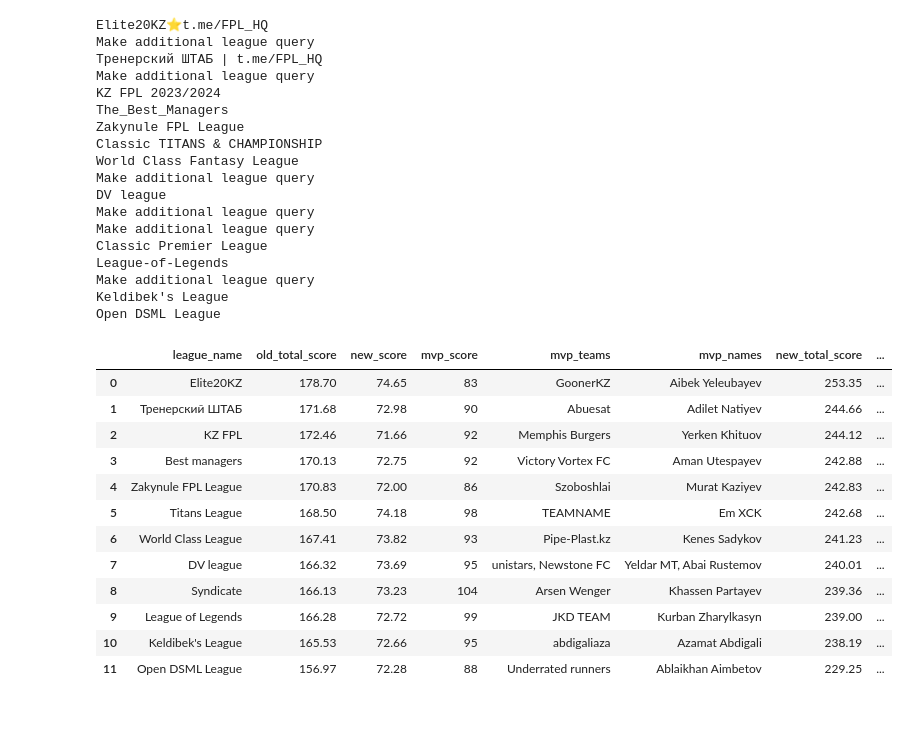
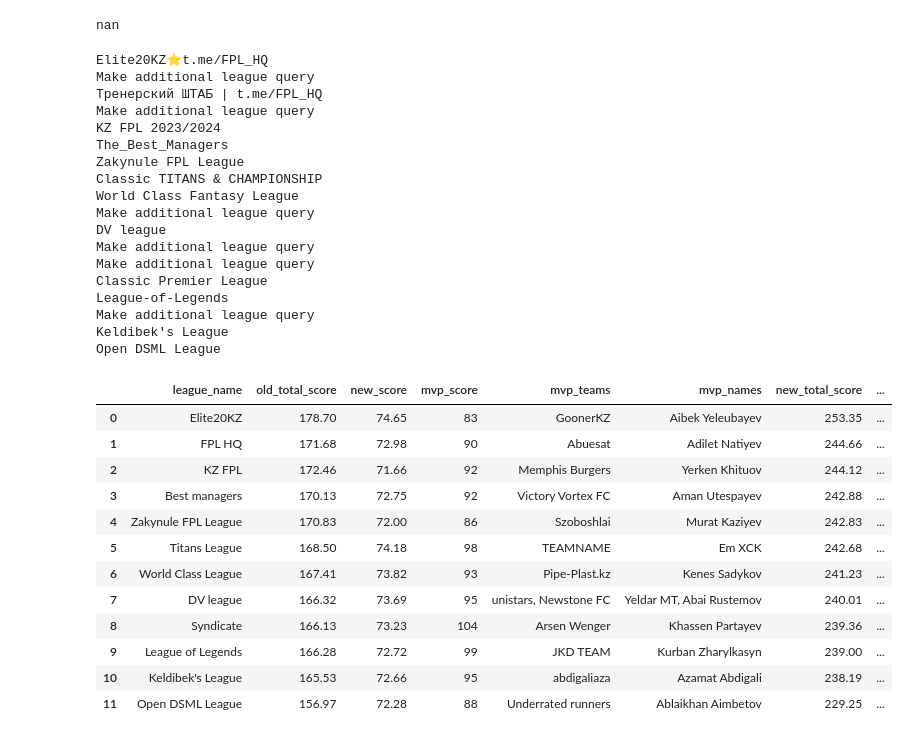
Before and after one commit to sneddy/fpl_ranker, a Jupyter notebook: notebooks/demo.ipynb, the cells around one changed output. Drawn from its saved outputs; the diff is of its cells as text; code cells hidden in the pictures.

```diff
--- a/notebooks/demo.ipynb
+++ b/notebooks/demo.ipynb
@@ -11,3 +203,8 @@ os.chdir("..")
+# %%
+event_df.iloc[4].get('active_chip', '
+                     ')
+# %% [output]
+nan
 # %%
 from fpl_ranker.league_of_leagues.leagues_research import LeaguesResearch
 
@@ -30,7 +227,7 @@ names_mapping = {
     "Elite20KZ⭐️t.me/FPL_HQ": "Elite20KZ",
     "Classic TITANS & CHAMPIONSHIP": "Titans League",
     "World Class Fantasy League": "World Class League",
-    "Тренерский ШТАБ | t.me/FPL_HQ": "Тренерский ШТАБ",
+    "Тренерский ШТАБ | t.me/FPL_HQ": "FPL HQ",
     "The_Best_Managers": "Best managers",
     "KZ FPL 2023/2024": "KZ FPL",
     "League-of-Legends": "League of Legends",
@@ -44,7 +241,7 @@ old_scores = {
     "Elite20KZ": 178.70,
     "Titans League": 168.50,
     "World Class League": 167.41,
-    "Тренерский ШТАБ": 171.68,
+    "FPL HQ": 171.68,
     "Best managers": 170.13,
     "DV league": 166.32,
     "KZ FPL": 172.46,
@@ -54,34 +251,34 @@ old_scores = {
     "Keldibek's League": 165.53,
     "Open DSML League": 156.97,
 }
 event_id = 4
 
 research = LeaguesResearch(
     leagues_list, event_id, old_scores, names_mapping, summary_dir="artefacts/gw4"
 )
 research.leagues_summary
 # %% [output]
 Elite20KZ⭐️t.me/FPL_HQ
 Make additional league query
 Тренерский ШТАБ | t.me/FPL_HQ
 Make additional league query
 KZ FPL 2023/2024
 The_Best_Managers
 Zakynule FPL League
 Classic TITANS & CHAMPIONSHIP
 World Class Fantasy League
 Make additional league query
 DV league
 Make additional league query
 Make additional league query
 Classic Premier League
 League-of-Legends
 Make additional league query
 Keldibek's League
 Open DSML League
 |  | league_name | old_total_score | new_score | mvp_score | mvp_teams | mvp_names | new_total_score | ... |
 | 0 | Elite20KZ | 178.70 | 74.65 | 83 | GoonerKZ | Aibek Yeleubayev | 253.35 | ... |
-| 1 | Тренерский ШТАБ | 171.68 | 72.98 | 90 | Abuesat | Adilet Natiyev | 244.66 | ... |
+| 1 | FPL HQ | 171.68 | 72.98 | 90 | Abuesat | Adilet Natiyev | 244.66 | ... |
 | 2 | KZ FPL | 172.46 | 71.66 | 92 | Memphis Burgers | Yerken Khituov | 244.12 | ... |
 | 3 | Best managers | 170.13 | 72.75 | 92 | Victory Vortex FC | Aman Utespayev | 242.88 | ... |
 | 4 | Zakynule FPL League | 170.83 | 72.00 | 86 | Szoboshlai | Murat Kaziyev | 242.83 | ... |
```
Also changed, not shown: parts of 16 cells of this notebook, 1 other file.
